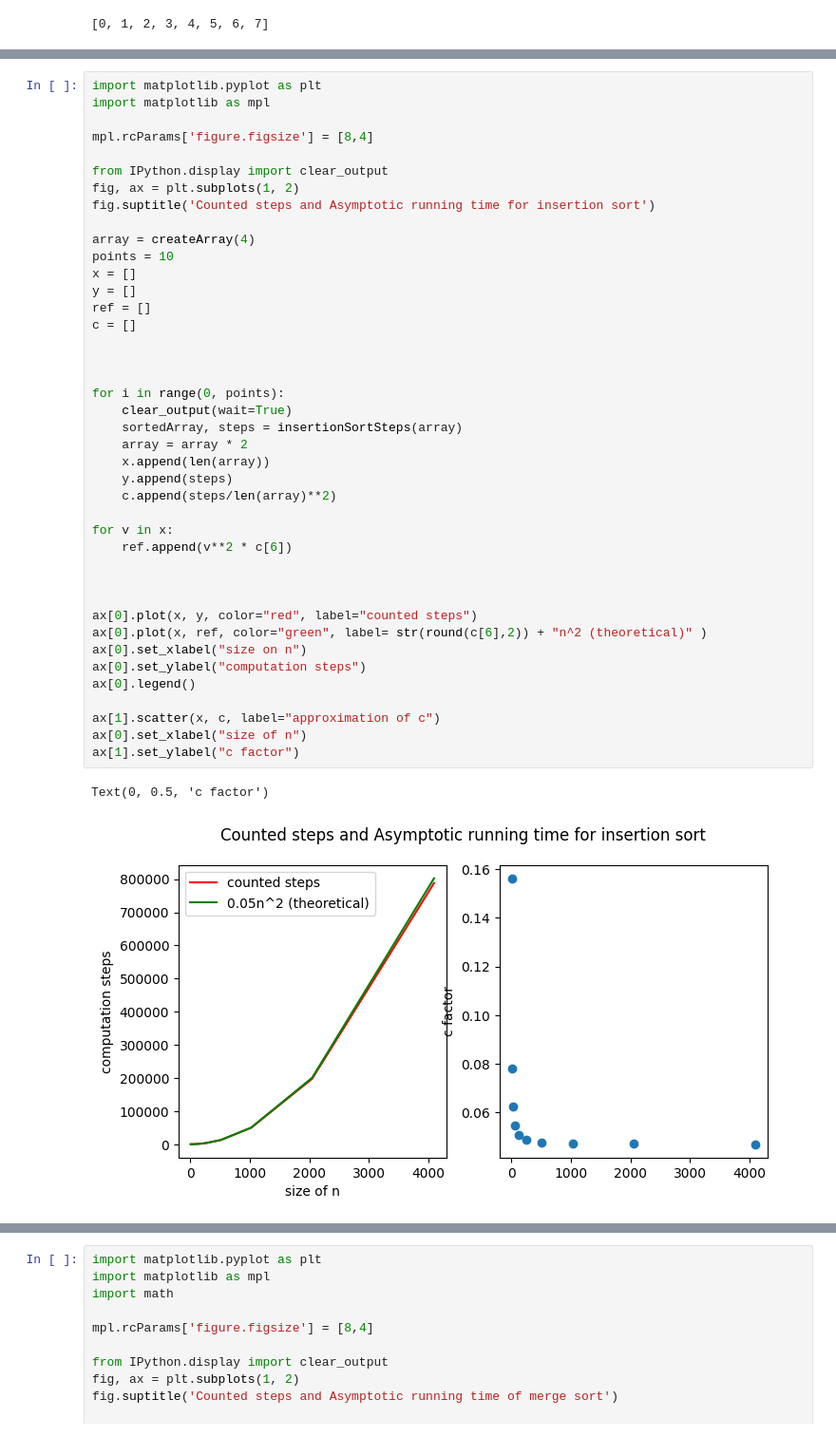
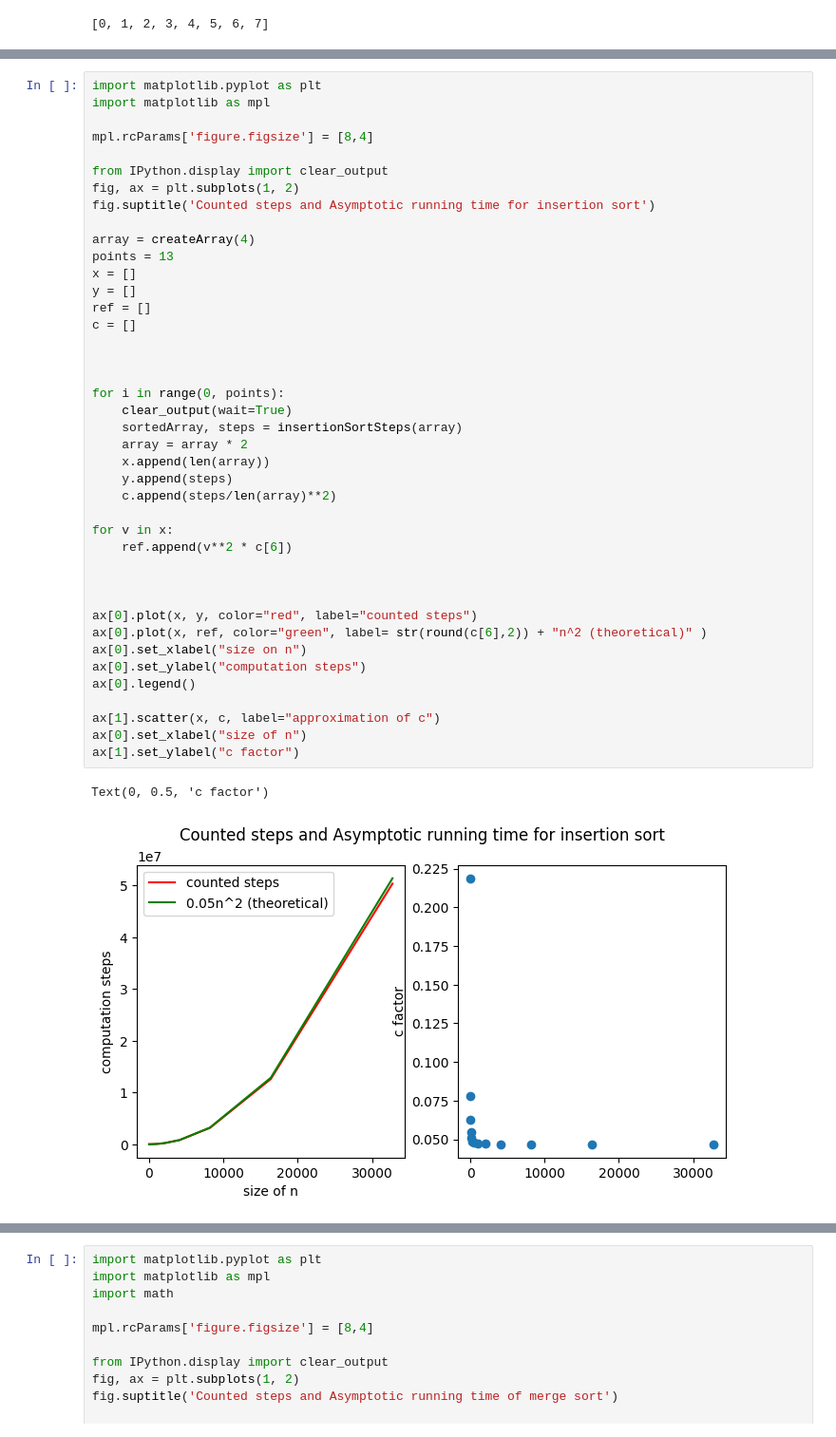
Before and after one commit to JesperSoberg/DAT600, a Jupyter notebook: 1lab/sorting.ipynb, the cells around one changed output, grey strips where cells are left out. Shown at 95% size. Drawn from its saved outputs; the diff is of its cells as text.

Commit message:
global points

```diff
--- a/1lab/sorting.ipynb
+++ b/1lab/sorting.ipynb
@@ -93,39 +93,39 @@ fig, ax = plt.subplots(1, 2)
 fig.suptitle('Counted steps and Asymptotic running time for insertion sort')
 
 array = createArray(4)
-points = 10
+points = 13
 x = []
 y = []
 ref = []
 c = []
 
 
 
 for i in range(0, points):
 	clear_output(wait=True)
 	sortedArray, steps = insertionSortSteps(array)
 	array = array * 2
 	x.append(len(array))
 	y.append(steps)
 	c.append(steps/len(array)**2)
 
 for v in x:
 	ref.append(v**2 * c[6])
 
 
 
 ax[0].plot(x, y, color="red", label="counted steps")
 ax[0].plot(x, ref, color="green", label= str(round(c[6],2)) + "n^2 (theoretical)" )
 ax[0].set_xlabel("size on n")
 ax[0].set_ylabel("computation steps")
 ax[0].legend()
 
 ax[1].scatter(x, c, label="approximation of c")
 ax[0].set_xlabel("size of n")
 ax[1].set_ylabel("c factor")
 # %% [output]
 Text(0, 0.5, 'c factor')
-[figure, old version]
+[figure, new version]
 # %%
 counter = 0
 def mergeSortSteps(array : list) -> list[int] and int:
```
Also changed, not shown: parts of 6 cells of this notebook.
